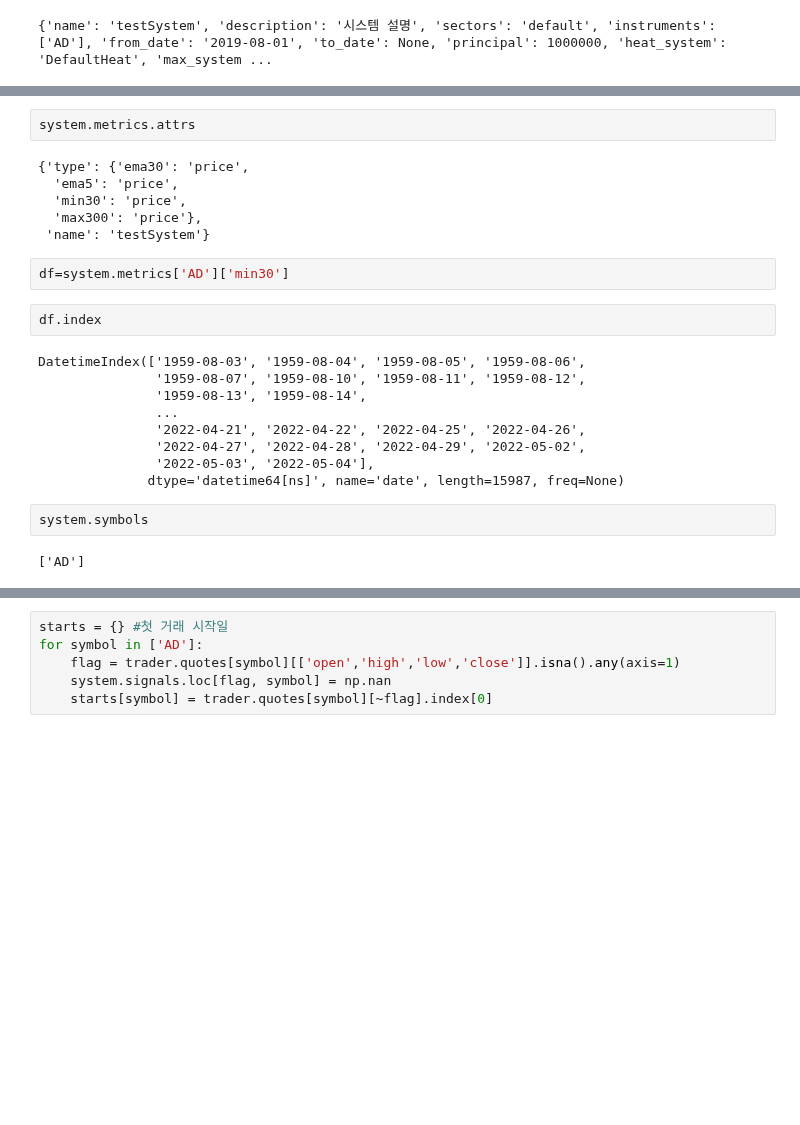
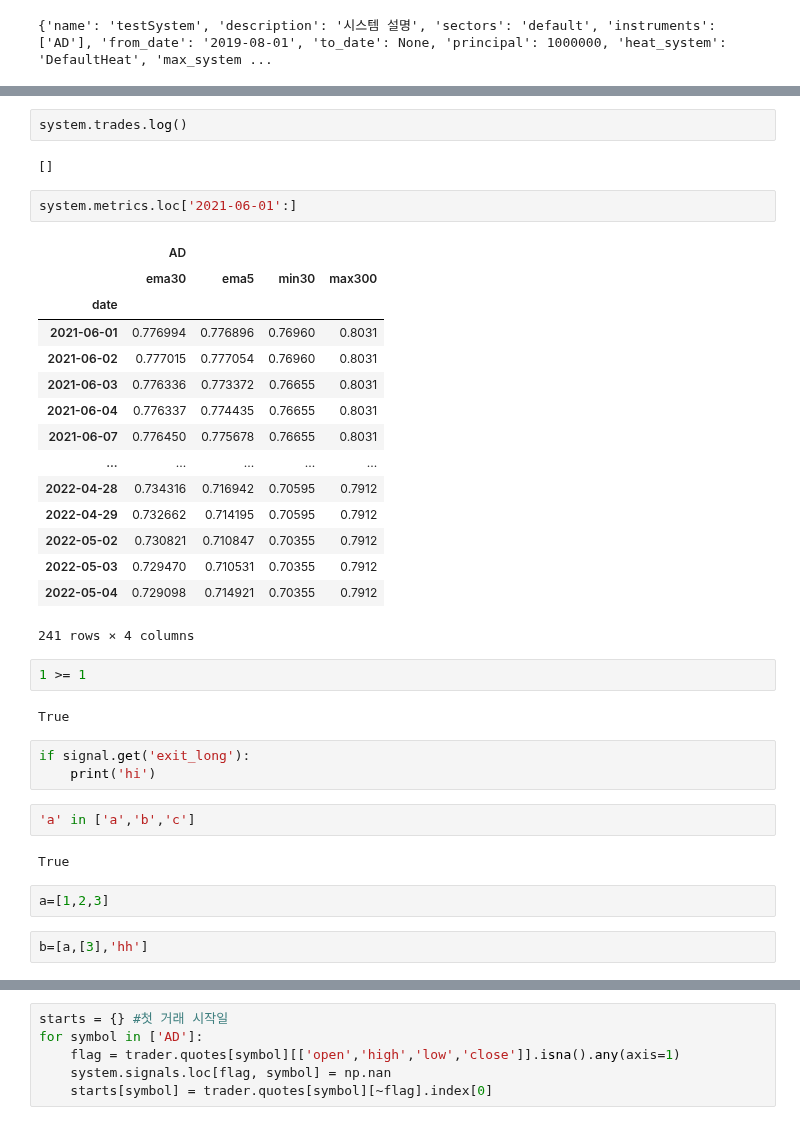
Before and after one commit to zipu/Trading, a Jupyter notebook: backtesting/run.ipynb, the cells around one changed output, grey strips where cells are left out. Saved outputs shown, nothing was run; the diff lists cells and outputs as text; blank space fills up the shorter version.

```diff
--- a/backtesting/run.ipynb
+++ b/backtesting/run.ipynb
@@ -49,25 +49,37 @@ ema5<ema30
-# %%
-system.metrics.attrs
-# %% [output]
-{'type': {'ema30': 'price',
-  'ema5': 'price',
-  'min30': 'price',
-  'max300': 'price'},
- 'name': 'testSystem'}
-# %%
-df=system.metrics['AD']['min30']
-# %%
-df.index
-# %% [output]
-DatetimeIndex(['1959-08-03', '1959-08-04', '1959-08-05', '1959-08-06',
-               '1959-08-07', '1959-08-10', '1959-08-11', '1959-08-12',
-               '1959-08-13', '1959-08-14',
-               ...
-               '2022-04-21', '2022-04-22', '2022-04-25', '2022-04-26',
-               '2022-04-27', '2022-04-28', '2022-04-29', '2022-05-02',
-               '2022-05-03', '2022-05-04'],
-              dtype='datetime64[ns]', name='date', length=15987, freq=None)
-# %%
-system.symbols
-# %% [output]
-['AD']
+# %%
+system.trades.log()
+# %% [output]
+[]
+# %%
+system.metrics.loc['2021-06-01':]
+# %% [output]
+|  | AD |  |  |  |
+|  | ema30 | ema5 | min30 | max300 |
+| date |  |  |  |  |
+| 2021-06-01 | 0.776994 | 0.776896 | 0.76960 | 0.8031 |
+| 2021-06-02 | 0.777015 | 0.777054 | 0.76960 | 0.8031 |
+| 2021-06-03 | 0.776336 | 0.773372 | 0.76655 | 0.8031 |
+| 2021-06-04 | 0.776337 | 0.774435 | 0.76655 | 0.8031 |
+| 2021-06-07 | 0.776450 | 0.775678 | 0.76655 | 0.8031 |
+| ... | ... | ... | ... | ... |
+| 2022-04-28 | 0.734316 | 0.716942 | 0.70595 | 0.7912 |
+| 2022-04-29 | 0.732662 | 0.714195 | 0.70595 | 0.7912 |
+| 2022-05-02 | 0.730821 | 0.710847 | 0.70355 | 0.7912 |
+| 2022-05-03 | 0.729470 | 0.710531 | 0.70355 | 0.7912 |
+| 2022-05-04 | 0.729098 | 0.714921 | 0.70355 | 0.7912 |
+241 rows × 4 columns
+# %%
+1 >= 1
+# %% [output]
+True
+# %%
+if signal.get('exit_long'):
+    print('hi')
+# %%
+'a' in ['a','b','c']
+# %% [output]
+True
+# %%
+a=[1,2,3]
+# %%
+b=[a,[3],'hh']
```
Also changed, not shown: parts of 10 cells of this notebook, 6 other files.
